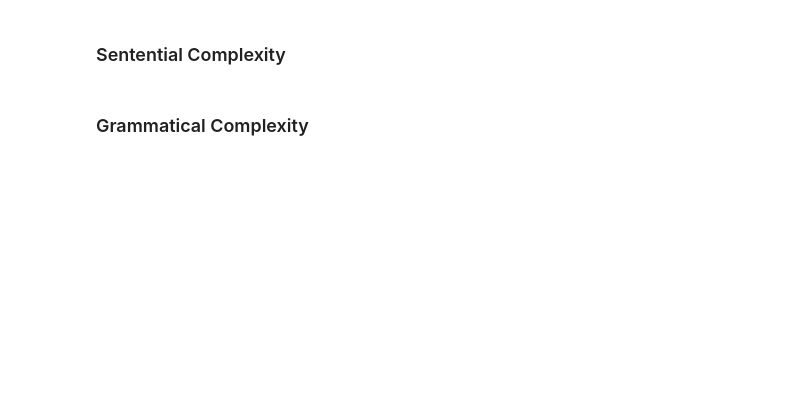
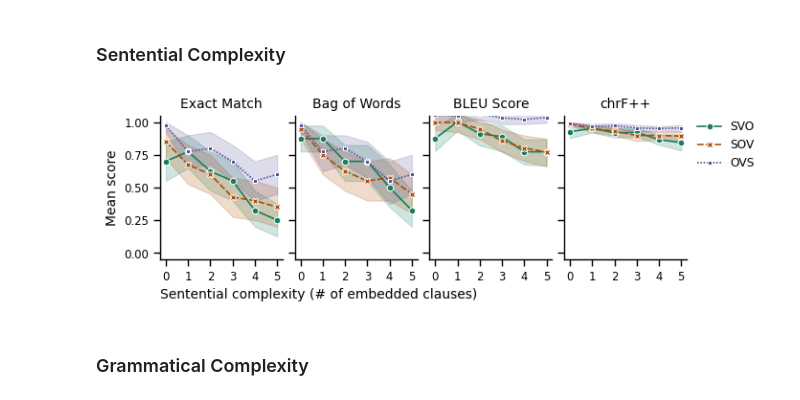
Before and after one commit to jopetty/llm-scfg, a Jupyter notebook: notebooks/wordorder_exp.ipynb, the cells around one changed output. Saved outputs shown, nothing was run; the diff lists cells and outputs as text; code cells hidden in the pictures; blank space fills up the shorter version.

```diff
--- a/notebooks/wordorder_exp.ipynb
+++ b/notebooks/wordorder_exp.ipynb
@@ -603,8 +641,8 @@ with sns.plotting_context("paper", font_scale=1, rc=aes.rcs):
             ],
             x="depth",
             y="match_value",
-            hue="word_order_type",
-            style="word_order_type",
+            hue="target_word_order",
+            style="target_word_order",
             markers=True,
             ax=ax,
             palette=aes.PALETTE_WORDORDER,
@@ -617,33 +655,35 @@ with sns.plotting_context("paper", font_scale=1, rc=aes.rcs):
         ax.spines["right"].set_visible(False)
         ax.set_title(pm)
 
         if i == 0:
             ax.set_xlabel("Sentential complexity (# of embedded clauses)", loc="left")
             ax.set_ylabel("Mean score")
             # ax.yaxis.set_major_formatter(aes.PCT_FORMATTER)
         else:
             ax.set_ylabel("")
             ax.yaxis.set_ticklabels([])
             ax.set_xlabel("")
 
         if i == len(PERF_METRICS) - 1:
             ax.legend(
                 title="",
                 bbox_to_anchor=(1.05, 1.0),
                 loc="upper left",
                 borderaxespad=0,
                 frameon=False,
             )
         else:
             ax.get_legend().remove()
 
 
 plt.subplots_adjust(left=0, bottom=0, right=1, top=1)
 
 plt.savefig(
     FIGURES_DIR / "wordorder_sentential_complexity_lineplot_ci.pdf",
     bbox_inches="tight",
 )
+# %% [output]
+[figure, added]
 # %%
 # count number of observations per model and depth
 metrics_df[metrics_df["match_type"] == "Exact Match"].groupby(
```
Also changed, not shown: parts of 11 cells of this notebook, 18 other files.
